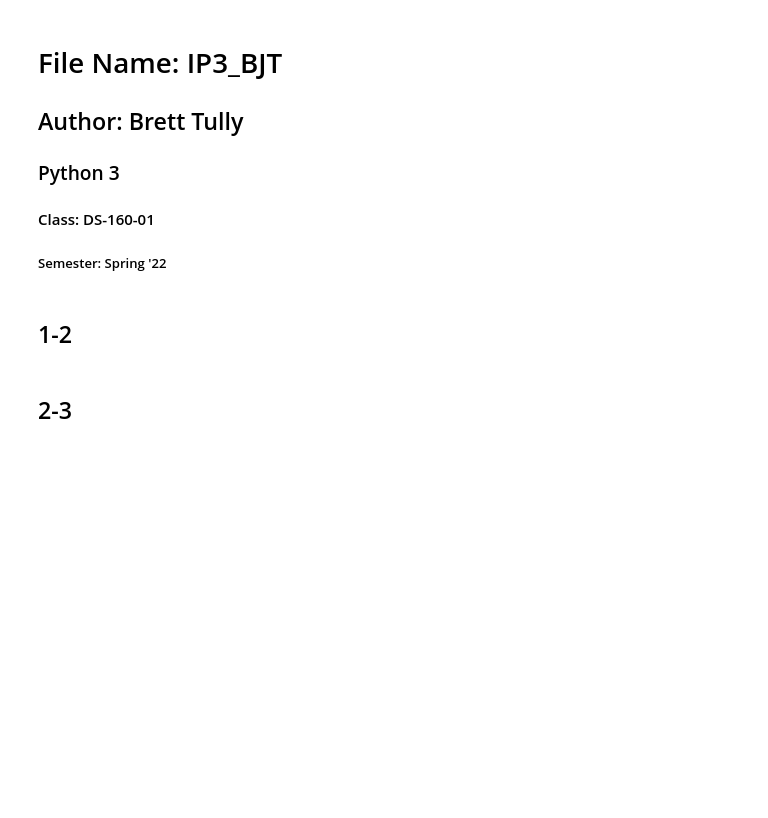
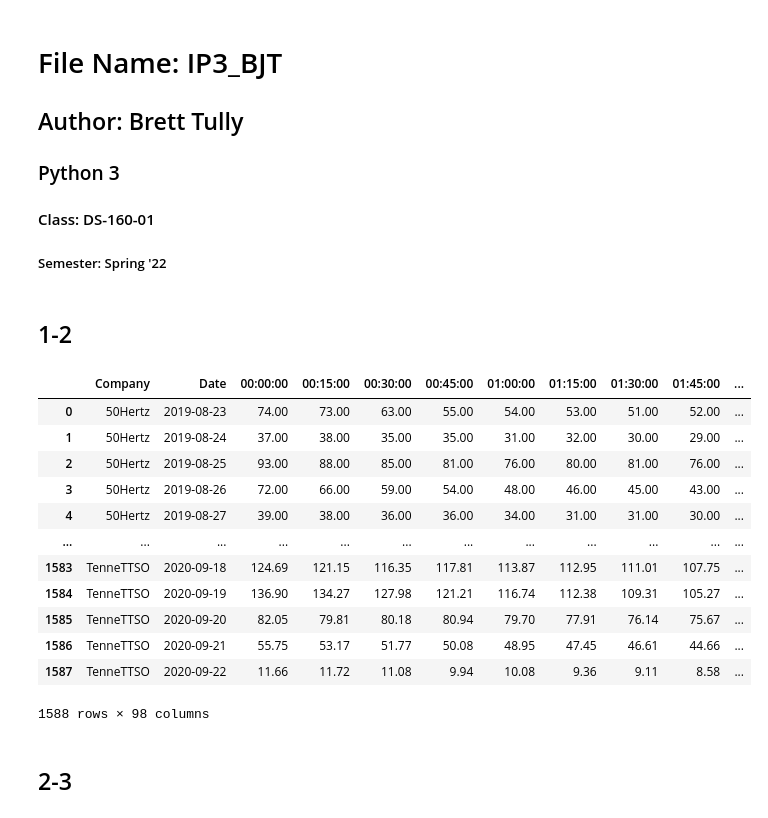
Before and after one commit to btully12/IP3_BJT, a Jupyter notebook: IP3_BJT.ipynb, the cells around one changed output. Drawn from its saved outputs; the diff is of its cells as text; code cells hidden in the pictures; blank space fills up the shorter version.

```diff
--- a/IP3_BJT.ipynb
+++ b/IP3_BJT.ipynb
@@ -46,6 +46,22 @@ f_d('50Hertz',1)
 f_d('Amprion',2)
 f_d('TransnetBW',3)
 f_d('TenneTTSO',4)
+# %%
+df
+# %% [output]
+|  | Company | Date | 00:00:00 | 00:15:00 | 00:30:00 | 00:45:00 | 01:00:00 | 01:15:00 | 01:30:00 | 01:45:00 | ... |
+| 0 | 50Hertz | 2019-08-23 | 74.00 | 73.00 | 63.00 | 55.00 | 54.00 | 53.00 | 51.00 | 52.00 | ... |
+| 1 | 50Hertz | 2019-08-24 | 37.00 | 38.00 | 35.00 | 35.00 | 31.00 | 32.00 | 30.00 | 29.00 | ... |
+| 2 | 50Hertz | 2019-08-25 | 93.00 | 88.00 | 85.00 | 81.00 | 76.00 | 80.00 | 81.00 | 76.00 | ... |
+| 3 | 50Hertz | 2019-08-26 | 72.00 | 66.00 | 59.00 | 54.00 | 48.00 | 46.00 | 45.00 | 43.00 | ... |
+| 4 | 50Hertz | 2019-08-27 | 39.00 | 38.00 | 36.00 | 36.00 | 34.00 | 31.00 | 31.00 | 30.00 | ... |
+| ... | ... | ... | ... | ... | ... | ... | ... | ... | ... | ... | ... |
+| 1583 | TenneTTSO | 2020-09-18 | 124.69 | 121.15 | 116.35 | 117.81 | 113.87 | 112.95 | 111.01 | 107.75 | ... |
+| 1584 | TenneTTSO | 2020-09-19 | 136.90 | 134.27 | 127.98 | 121.21 | 116.74 | 112.38 | 109.31 | 105.27 | ... |
+| 1585 | TenneTTSO | 2020-09-20 | 82.05 | 79.81 | 80.18 | 80.94 | 79.70 | 77.91 | 76.14 | 75.67 | ... |
+| 1586 | TenneTTSO | 2020-09-21 | 55.75 | 53.17 | 51.77 | 50.08 | 48.95 | 47.45 | 46.61 | 44.66 | ... |
+| 1587 | TenneTTSO | 2020-09-22 | 11.66 | 11.72 | 11.08 | 9.94 | 10.08 | 9.36 | 9.11 | 8.58 | ... |
+1588 rows × 98 columns
 # %% [markdown]
 ## 2-3
 # %%
```
Also changed, not shown: parts of 2 cells of this notebook.
